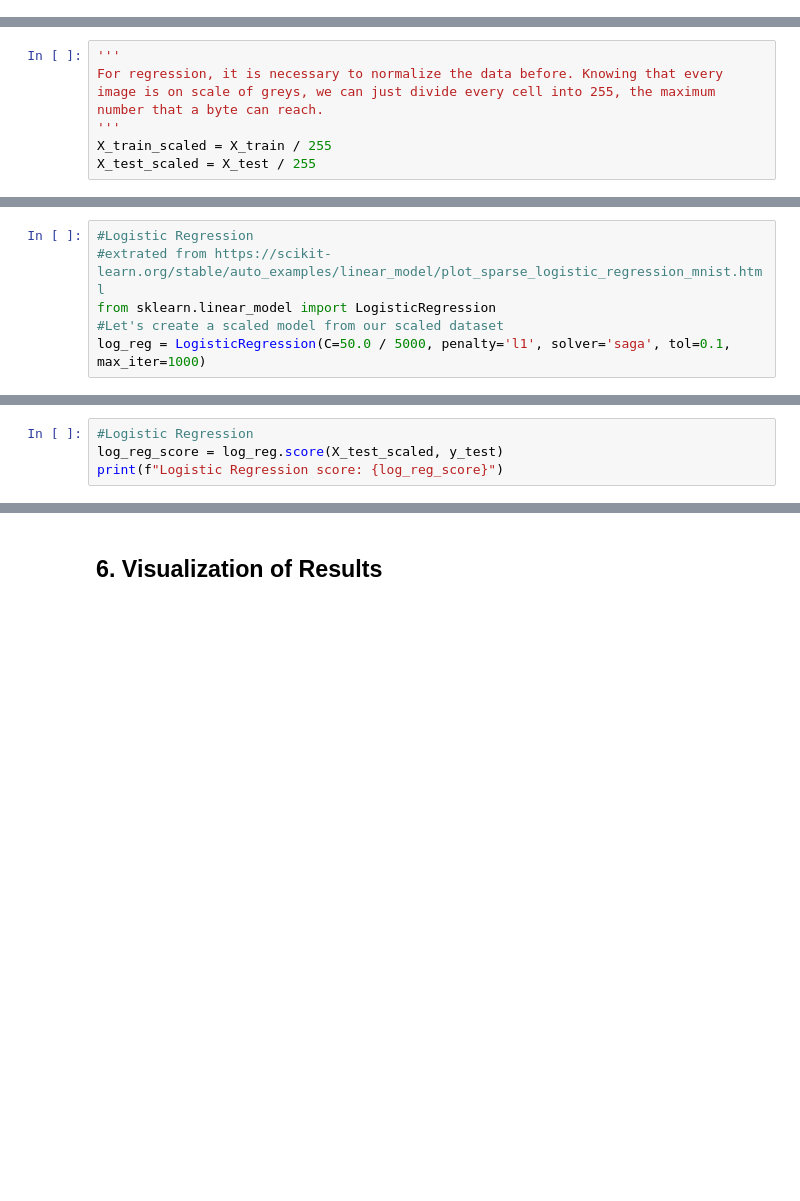
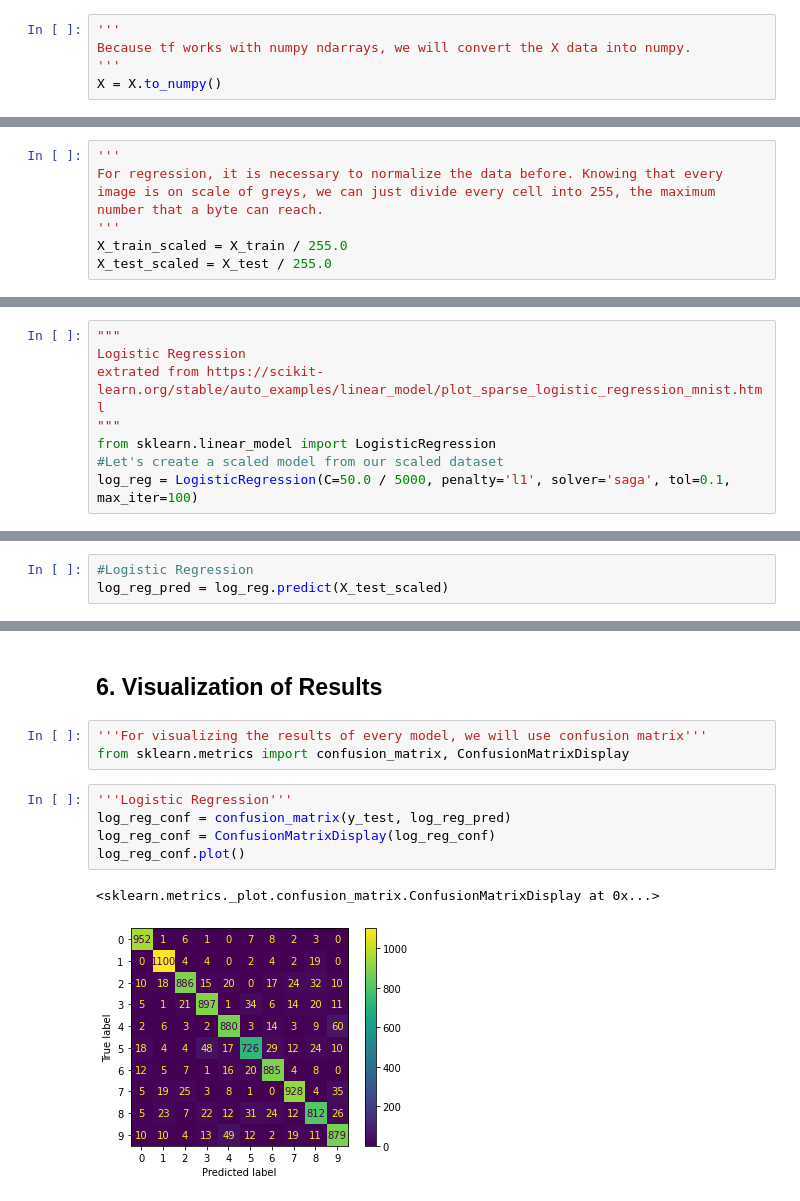
Before and after one commit to BamCurti/ml-notes, a Jupyter notebook: projects/1_minst.ipynb, the cells around one changed output, grey strips where cells are left out. Saved outputs shown, nothing was run; the diff lists cells and outputs as text; blank space fills up the shorter version.

Commit message:
tf working, only needs to show every confussion matrix

```diff
--- a/projects/1_minst.ipynb
+++ b/projects/1_minst.ipynb
@@ -11,4 +11,9 @@ from sklearn.datasets import fetch_openml
 X,y = fetch_openml('mnist_784', return_X_y=True)
 # %% [markdown]
 ## 2. Data Preprocessing
+# %%
+'''
+Because tf works with numpy ndarrays, we will convert the X data into numpy.
+'''
+X = X.to_numpy()
 # %%
@@ -18,5 +26,5 @@ y_train, y_test = y[:60000], y[60000:]
 '''
 For regression, it is necessary to normalize the data before. Knowing that every image is on scale of greys, we can just divide every cell into 255, the maximum number that a byte can reach.
 '''
-X_train_scaled = X_train / 255
-X_test_scaled = X_test / 255
+X_train_scaled = X_train / 255.0
+X_test_scaled = X_test / 255.0
@@ -42,9 +46,11 @@ X_test_reshape /= 255
 ## 3. Model Creation
 For this project, we will be comparing the next algorithms:
 # %%
-#Logistic Regression
-#extrated from https://scikit-learn.org/stable/auto_examples/linear_model/plot_sparse_logistic_regression_mnist.html
+"""
+Logistic Regression
+extrated from https://scikit-learn.org/stable/auto_examples/linear_model/plot_sparse_logistic_regression_mnist.html
+"""
 from sklearn.linear_model import LogisticRegression
 #Let's create a scaled model from our scaled dataset
-log_reg = LogisticRegression(C=50.0 / 5000, penalty='l1', solver='saga', tol=0.1, max_iter=1000)
+log_reg = LogisticRegression(C=50.0 / 5000, penalty='l1', solver='saga', tol=0.1, max_iter=100)
 # %%
@@ -119,4 +136,3 @@ from sklearn.metrics import accuracy_score
 # %%
 #Logistic Regression
-log_reg_score = log_reg.score(X_test_scaled, y_test)
-print(f"Logistic Regression score: {log_reg_score}")
+log_reg_pred = log_reg.predict(X_test_scaled)
@@ -197,2 +151,13 @@ cnn.evaluate(X_test_reshape, y_test)
 # %% [markdown]
 ## 6. Visualization of Results
+# %%
+'''For visualizing the results of every model, we will use confusion matrix'''
+from sklearn.metrics import confusion_matrix, ConfusionMatrixDisplay
+# %%
+'''Logistic Regression'''
+log_reg_conf = confusion_matrix(y_test, log_reg_pred)
+log_reg_conf = ConfusionMatrixDisplay(log_reg_conf)
+log_reg_conf.plot()
+# %% [output]
+<sklearn.metrics._plot.confusion_matrix.ConfusionMatrixDisplay at 0x...>
+[figure, added]
```
Also changed, not shown: parts of 17 cells of this notebook.
